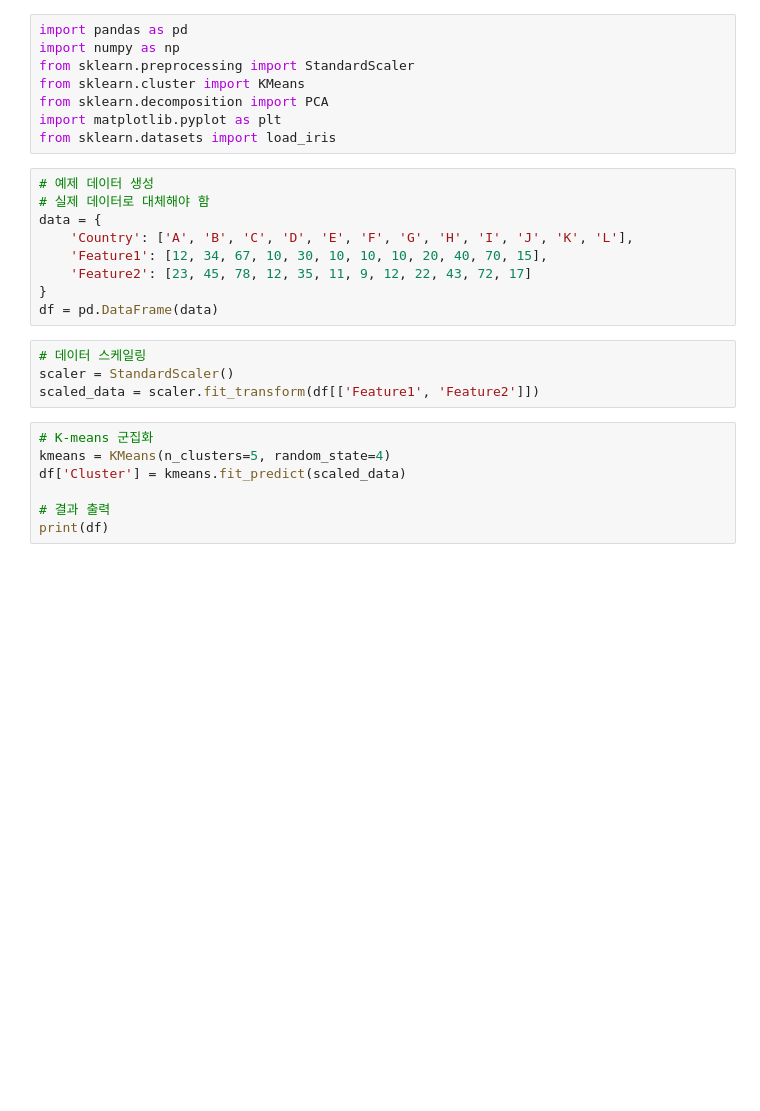
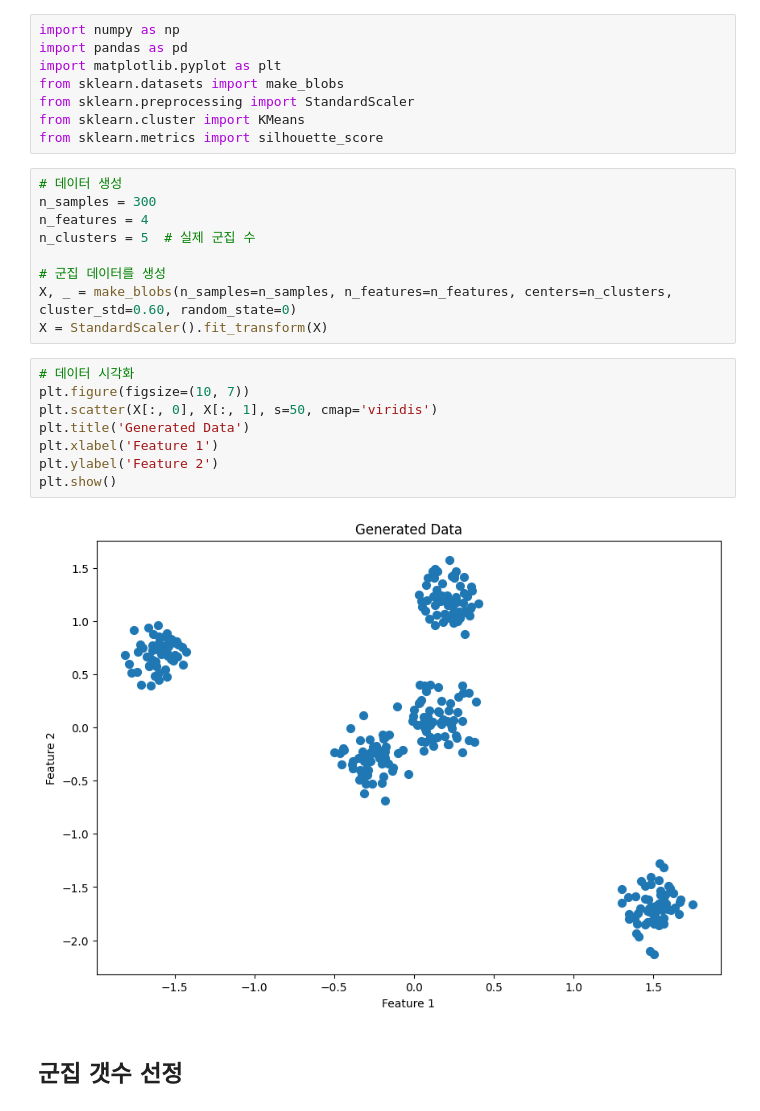
Before and after one commit to InryeolChoi/multivariate_analysis, a Jupyter notebook: Python/7. Clustering/Kmeans.ipynb, the cells around one changed output. Drawn from its saved outputs; the diff is of its cells as text; blank space fills up the shorter version.

```diff
--- a/Python/7. Clustering/Kmeans.ipynb
+++ b/Python/7. Clustering/Kmeans.ipynb
@@ -3,28 +7,29 @@
 # %%
+import numpy as np
 import pandas as pd
-import numpy as np
+import matplotlib.pyplot as plt
+from sklearn.datasets import make_blobs
 from sklearn.preprocessing import StandardScaler
 from sklearn.cluster import KMeans
-from sklearn.decomposition import PCA
-import matplotlib.pyplot as plt
-from sklearn.datasets import load_iris
+from sklearn.metrics import silhouette_score
-# %%
-# 예제 데이터 생성
-# 실제 데이터로 대체해야 함
-data = {
-    'Country': ['A', 'B', 'C', 'D', 'E', 'F', 'G', 'H', 'I', 'J', 'K', 'L'],
-    'Feature1': [12, 34, 67, 10, 30, 10, 10, 10, 20, 40, 70, 15],
-    'Feature2': [23, 45, 78, 12, 35, 11, 9, 12, 22, 43, 72, 17]
-}
-df = pd.DataFrame(data)
-# %%
-# 데이터 스케일링
-scaler = StandardScaler()
-scaled_data = scaler.fit_transform(df[['Feature1', 'Feature2']])
-# %%
-# K-means 군집화
-kmeans = KMeans(n_clusters=5, random_state=4)
-df['Cluster'] = kmeans.fit_predict(scaled_data)
-
-# 결과 출력
-print(df)
+# %%
+# 데이터 생성
+n_samples = 300
+n_features = 4
+n_clusters = 5  # 실제 군집 수
+
+# 군집 데이터를 생성
+X, _ = make_blobs(n_samples=n_samples, n_features=n_features, centers=n_clusters, cluster_std=0.60, random_state=0)
+X = StandardScaler().fit_transform(X)
+# %%
+# 데이터 시각화
+plt.figure(figsize=(10, 7))
+plt.scatter(X[:, 0], X[:, 1], s=50, cmap='viridis')
+plt.title('Generated Data')
+plt.xlabel('Feature 1')
+plt.ylabel('Feature 2')
+plt.show()
+# %% [output]
+[figure, added]
+# %% [markdown]
+## 군집 갯수 선정
```
Also changed, not shown: parts of 9 cells of this notebook, 4 other files.
